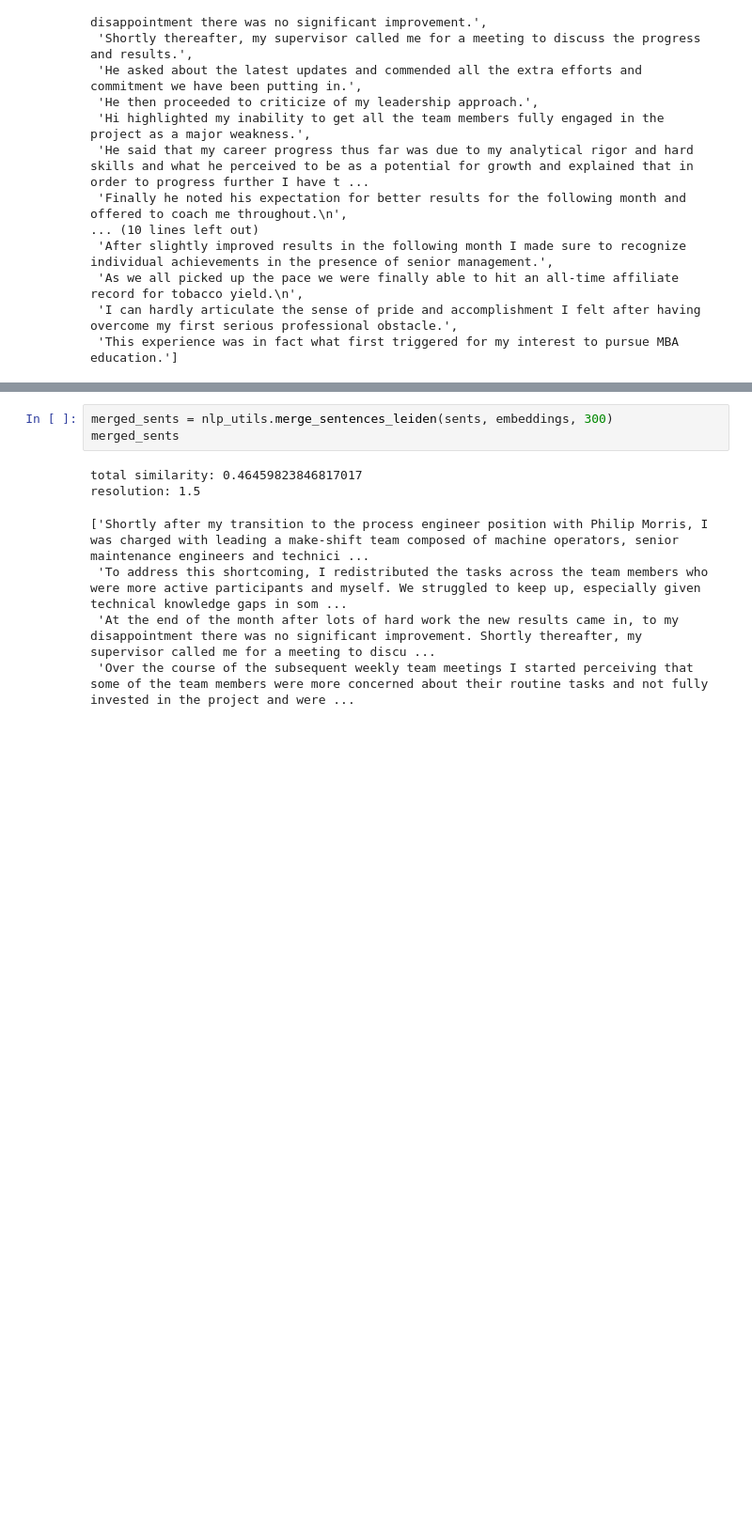
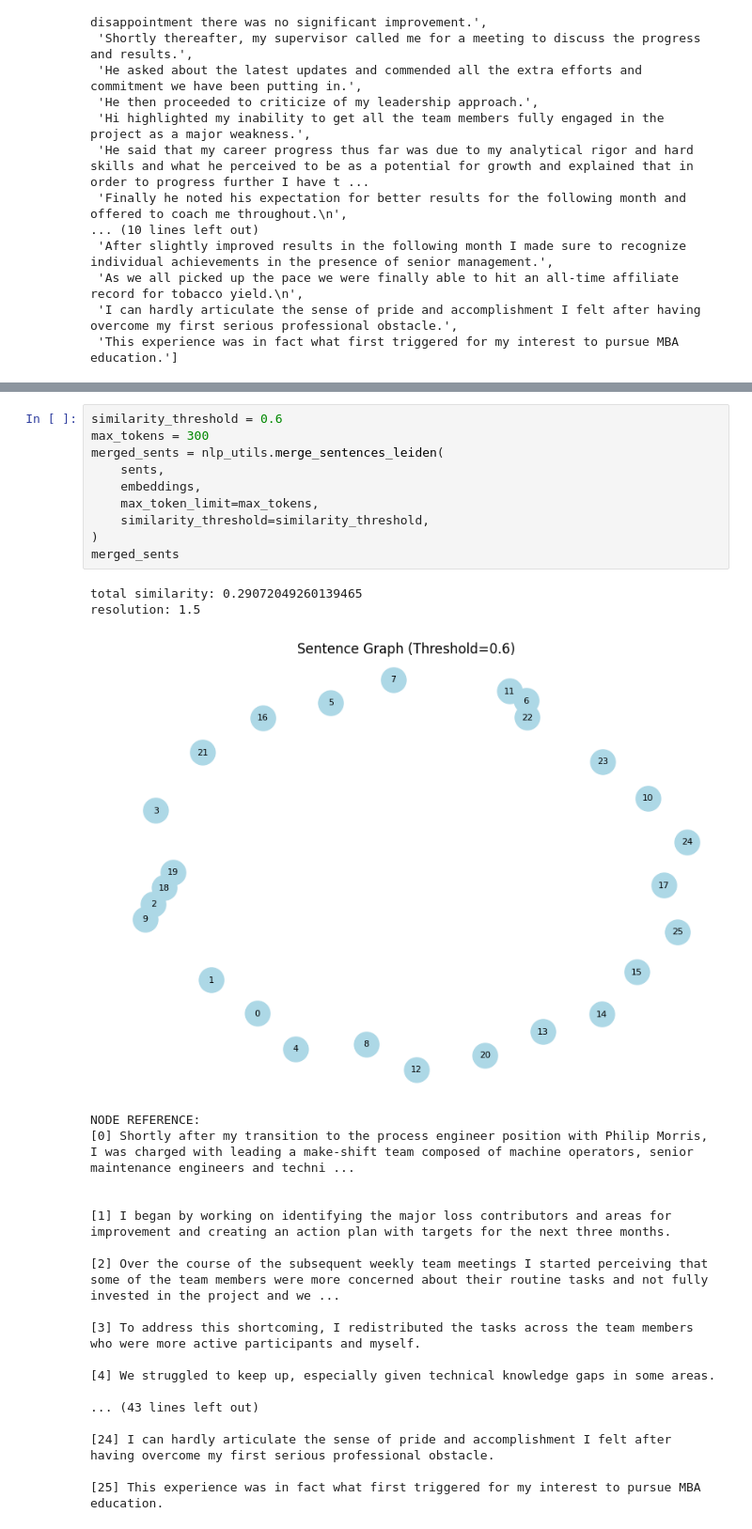
Before and after one commit to Averroes90/testingaiexplain, a Jupyter notebook: test_Leiden.ipynb, the cells around one changed output, grey strips where cells are left out. Shown at 94% size. Saved outputs shown, nothing was run; the diff lists cells and outputs as text; blank space fills up the shorter version.

```diff
--- a/test_Leiden.ipynb
+++ b/test_Leiden.ipynb
@@ -78,10 +78,31 @@ array([[ 0.15473582, -0.07001885, -0.11062717, ..., -0.10501664,
 # %%
-merged_sents = nlp_utils.merge_sentences_leiden(sents, embeddings, 300)
+similarity_threshold = 0.6
+max_tokens = 300
+merged_sents = nlp_utils.merge_sentences_leiden(
+    sents,
+    embeddings,
+    max_token_limit=max_tokens,
+    similarity_threshold=similarity_threshold,
+)
 merged_sents
 # %% [output]
-total similarity: 0.46459823846817017
+total similarity: 0.29072049260139465
 resolution: 1.5
+[figure, added]
-['Shortly after my transition to the process engineer position with Philip Morris, I was charged with leading a make-shift team composed of machine operators, senior maintenance engineers and technici ...
- 'To address this shortcoming, I redistributed the tasks across the team members who were more active participants and myself. We struggled to keep up, especially given technical knowledge gaps in som ...
- 'At the end of the month after lots of hard work the new results came in, to my disappointment there was no significant improvement. Shortly thereafter, my supervisor called me for a meeting to discu ...
- 'Over the course of the subsequent weekly team meetings I started perceiving that some of the team members were more concerned about their routine tasks and not fully invested in the project and were ...
+NODE REFERENCE:
+[0] Shortly after my transition to the process engineer position with Philip Morris, I was charged with leading a make-shift team composed of machine operators, senior maintenance engineers and techni ...
+
+
+[1] I began by working on identifying the major loss contributors and areas for improvement and creating an action plan with targets for the next three months.
+
+[2] Over the course of the subsequent weekly team meetings I started perceiving that some of the team members were more concerned about their routine tasks and not fully invested in the project and we ...
+
+[3] To address this shortcoming, I redistributed the tasks across the team members who were more active participants and myself.
+
+[4] We struggled to keep up, especially given technical knowledge gaps in some areas.
+
+... (43 lines left out)
+
+[24] I can hardly articulate the sense of pride and accomplishment I felt after having overcome my first serious professional obstacle.
+
+[25] This experience was in fact what first triggered for my interest to pursue MBA education.
```
Also changed, not shown: parts of 4 cells of this notebook, 7 other files.
